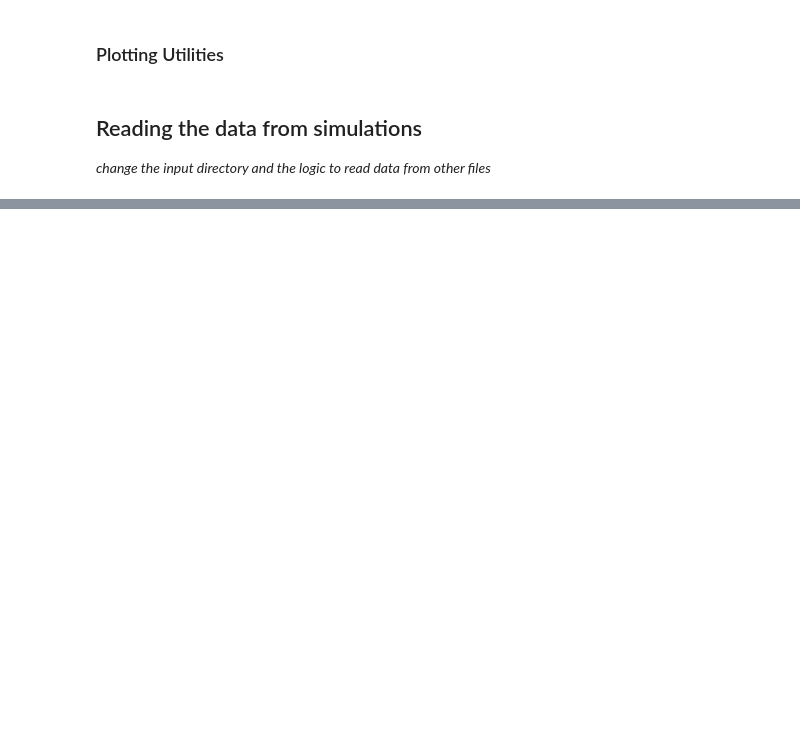
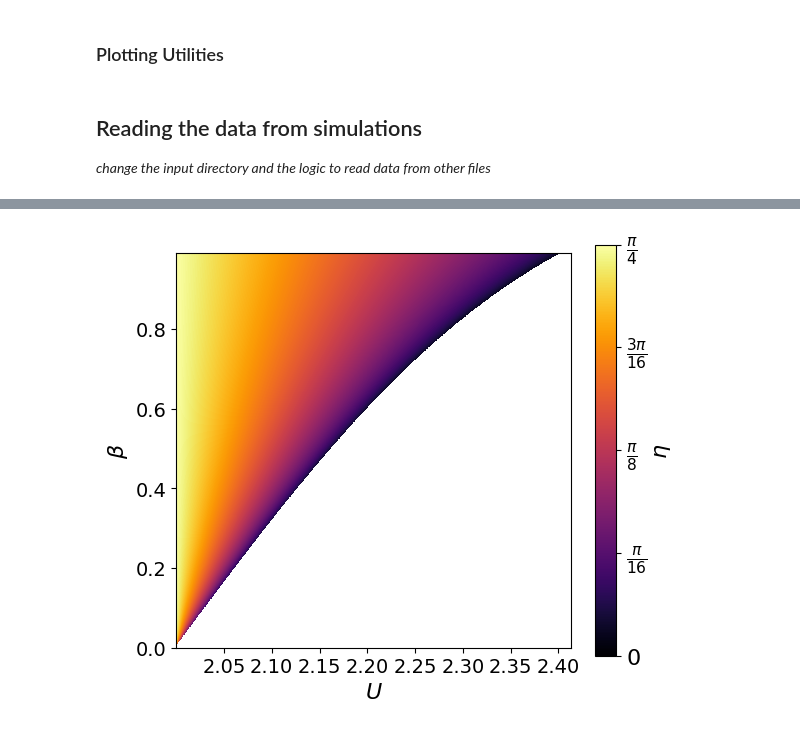
Before and after one commit to JBil8/Data_processing_orientations, a Jupyter notebook: maier_2d.ipynb, the cells around one changed output, grey strips where cells are left out. Drawn from its saved outputs; the diff is of its cells as text; code cells hidden in the pictures; blank space fills up the shorter version.

```diff
--- a/maier_2d.ipynb
+++ b/maier_2d.ipynb
@@ -575,0 +643,38 @@ def fit_maier_saupe_pdf(theta_edges, phi_edges, pdf_data):
+# %%
+# --- Plot heatmap ---
+plt.figure(figsize=(6, 5))
+extent = [U_grid.min(), U_grid.max(), beta_values.min(), beta_values.max()]
+aspect_ratio = (U_grid.max() - U_grid.min()) / (beta_values.max() - beta_values.min())
+
+cmap = plt.cm.Grays
+# reverse the colormap
+cmap = cmap.reversed()
+
+plt.imshow(angle_grid,
+           extent=extent,
+           origin='lower',
+           aspect=aspect_ratio,
+           cmap='inferno')
+
+
+
+# Define 5 equally spaced tick positions from 0 to π/4
+ticks = np.linspace(0.0, np.pi/4, 5)
+tick_labels = [r'$0$', r'$\frac{\pi}{16}$', r'$\frac{\pi}{8}$', r'$\frac{3\pi}{16}$', r'$\frac{\pi}{4}$']
+
+
+cbar = plt.colorbar()
+cbar.set_ticks(ticks)
+cbar.set_ticklabels(tick_labels)
+cbar.ax.tick_params(labelsize=16)
+cbar.set_label('$\\eta$', fontsize=16)
+plt.xlabel('$U$', fontsize=16)
+plt.ylabel('$\\beta$', fontsize=16)
+plt.xticks(fontsize=14)
+plt.yticks(fontsize=14)
+# plt.title('Steady-State Angle as Function of $U$ and $\\beta$', fontsize=18)
+plt.tight_layout()
+plt.savefig("steady_state_angle_U_beta.png", dpi=300)
+plt.show()
+# %% [output]
+[figure, added]
```
Also changed, not shown: parts of 13 cells of this notebook, 24 other files.
